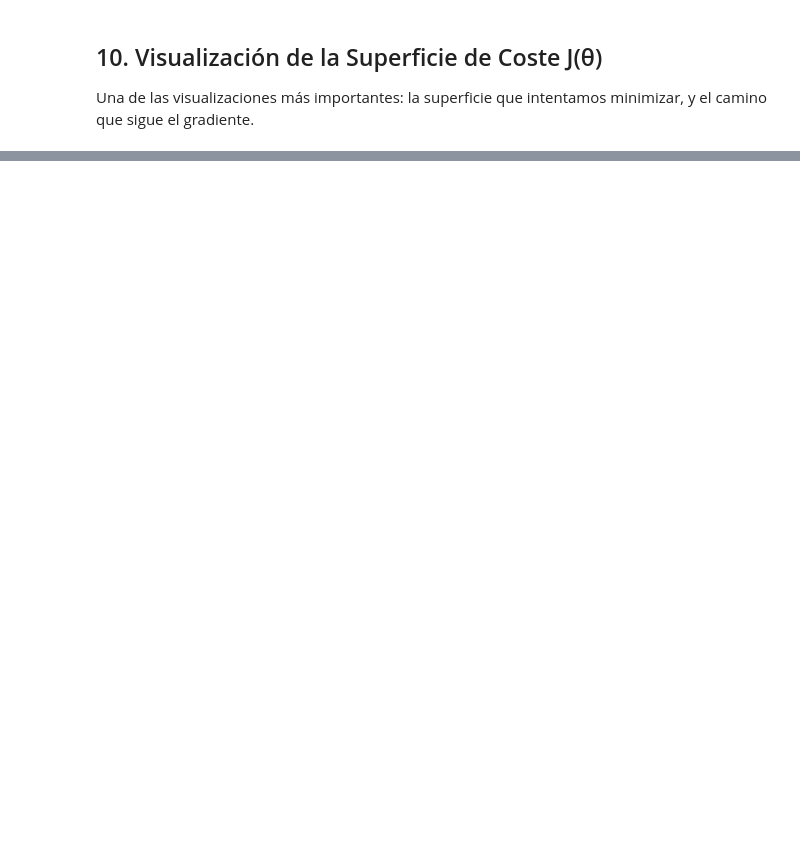
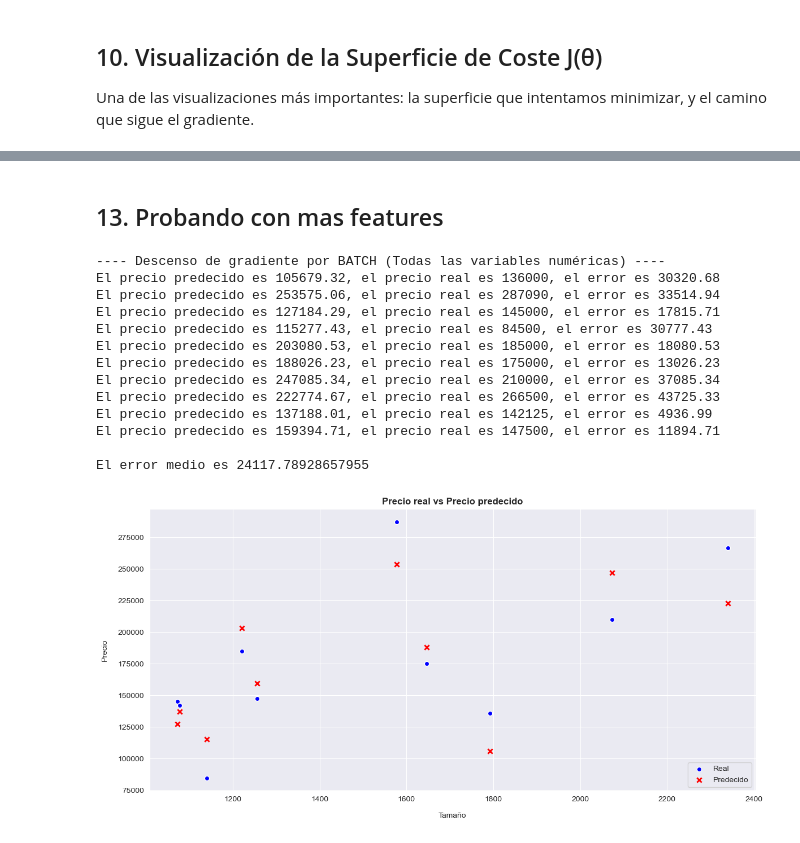
Before and after one commit to Jesus-Penaranda/Descenso-del-Gradiente-desde-Cero, a Jupyter notebook: descenso_gradiente.ipynb, the cells around one changed output, grey strips where cells are left out. Saved outputs shown, nothing was run; the diff lists cells and outputs as text; code cells hidden in the pictures; blank space fills up the shorter version.

```diff
--- a/descenso_gradiente.ipynb
+++ b/descenso_gradiente.ipynb
@@ -487,0 +571,2 @@ plt.show()
+# %% [markdown]
+## 13. Probando con mas features
@@ -487,0 +598,48 @@ plt.show()
+# %%
+print("---- Descenso de gradiente por BATCH (Todas las variables numéricas) ----")
+error_total = 0
+lista_reales = []
+lista_predicciones = []
+for i in range(1450, 1460):
+    valores = test.iloc[i].values
+    divisor = X_maxs.values - X_mins.values
+    divisor[divisor == 0] = 1
+    valores_norm = (valores - X_mins.values) / divisor
+    valores_norm = np.nan_to_num(valores_norm, nan=0.0, posinf=0.0, neginf=0.0)
+
+    precio_predecido_norm = hipotesis(theta=recta, X=np.concatenate(([1.0], valores_norm)))
+    precio_predecido = (precio_predecido_norm * (y_max - y_min)) + y_min
+    lista_predicciones.append(precio_predecido)
+
+    precio_real = original.iloc[i]["SalePrice"]
+    lista_reales.append(precio_real)
+    error = abs(precio_predecido - precio_real)
+    error_total += error
+    print(f"El precio predecido es {precio_predecido:.2f}, el precio real es {precio_real}, el error es {error:.2f}")
+print(f"\nEl error medio es {error_total/10}")
+
+plt.figure(figsize=(12,6))
+y = test.iloc[1450:]["GrLivArea"]
+sns.scatterplot(x=y, y=lista_reales, marker='o', color="blue",linewidth=1, label="Real")
+sns.scatterplot(x=y, y=lista_predicciones, marker='x', color="red", linewidth=2, label="Predecido")
+plt.title("Precio real vs Precio predecido", fontweight="bold")
+plt.xlabel("Tamaño",  labelpad=12)
+plt.ylabel("Precio", labelpad=12)
+plt.tight_layout()
+plt.legend(loc="lower right")
+plt.show()
+# %% [output]
+---- Descenso de gradiente por BATCH (Todas las variables numéricas) ----
+El precio predecido es 105679.32, el precio real es 136000, el error es 30320.68
+El precio predecido es 253575.06, el precio real es 287090, el error es 33514.94
+El precio predecido es 127184.29, el precio real es 145000, el error es 17815.71
+El precio predecido es 115277.43, el precio real es 84500, el error es 30777.43
+El precio predecido es 203080.53, el precio real es 185000, el error es 18080.53
+El precio predecido es 188026.23, el precio real es 175000, el error es 13026.23
+El precio predecido es 247085.34, el precio real es 210000, el error es 37085.34
+El precio predecido es 222774.67, el precio real es 266500, el error es 43725.33
+El precio predecido es 137188.01, el precio real es 142125, el error es 4936.99
+El precio predecido es 159394.71, el precio real es 147500, el error es 11894.71
+
+El error medio es 24117.78928657955
+[figure, added]
```
Also changed, not shown: parts of 26 cells of this notebook, 1 other file.
